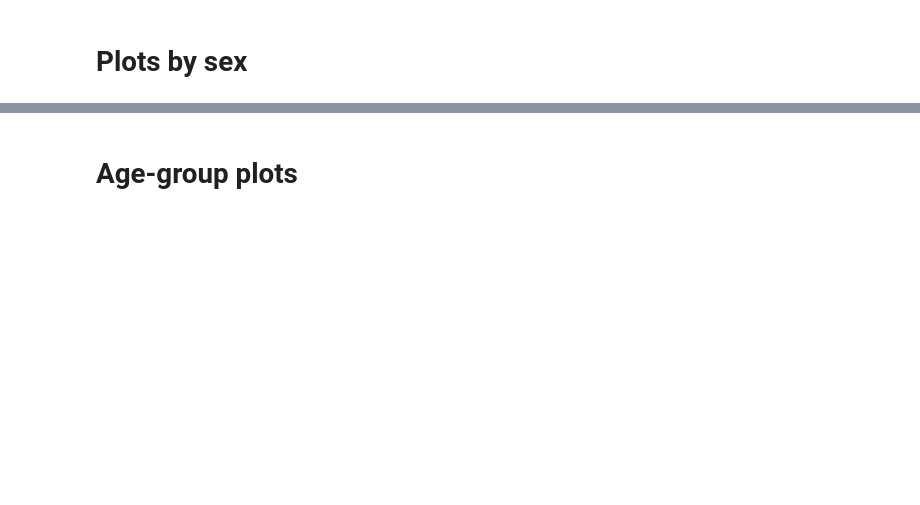
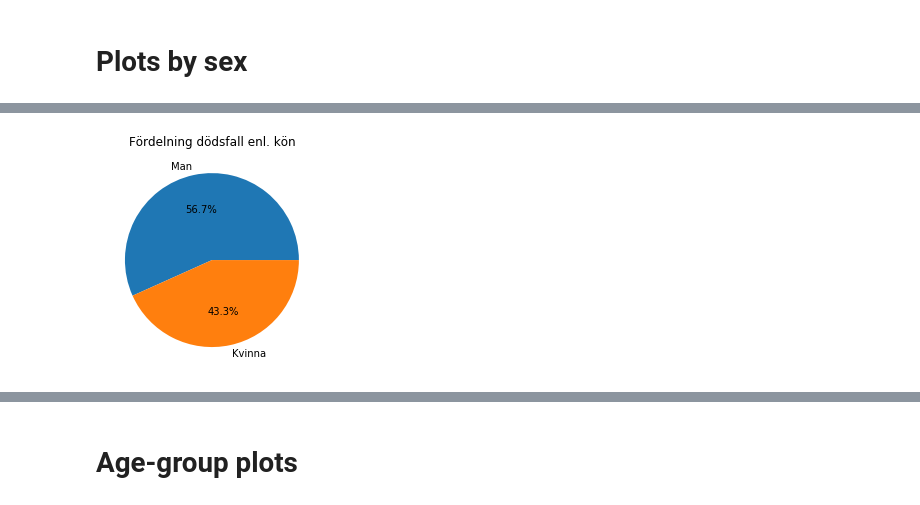
Before and after one commit to vbodell/covid-19, a Jupyter notebook: covid-playground.ipynb, the cells around one changed output, grey strips where cells are left out. Saved outputs shown, nothing was run; the diff lists cells and outputs as text; code cells hidden in the pictures; blank space fills up the shorter version.

```diff
--- a/covid-playground.ipynb
+++ b/covid-playground.ipynb
@@ -140,0 +145,6 @@ Ratio dödsfall/positivt testade: 10.6%
+# %%
+fig, ax = plt.subplots()
+ax.pie(sex_df.total_deceased[:-1], labels=sex_df.sex[:-1], autopct='%1.1f%%')
+_ = ax.set(title='Fördelning dödsfall enl. kön')
+# %% [output]
+[figure, added]
```
Also changed, not shown: parts of 26 cells of this notebook.
